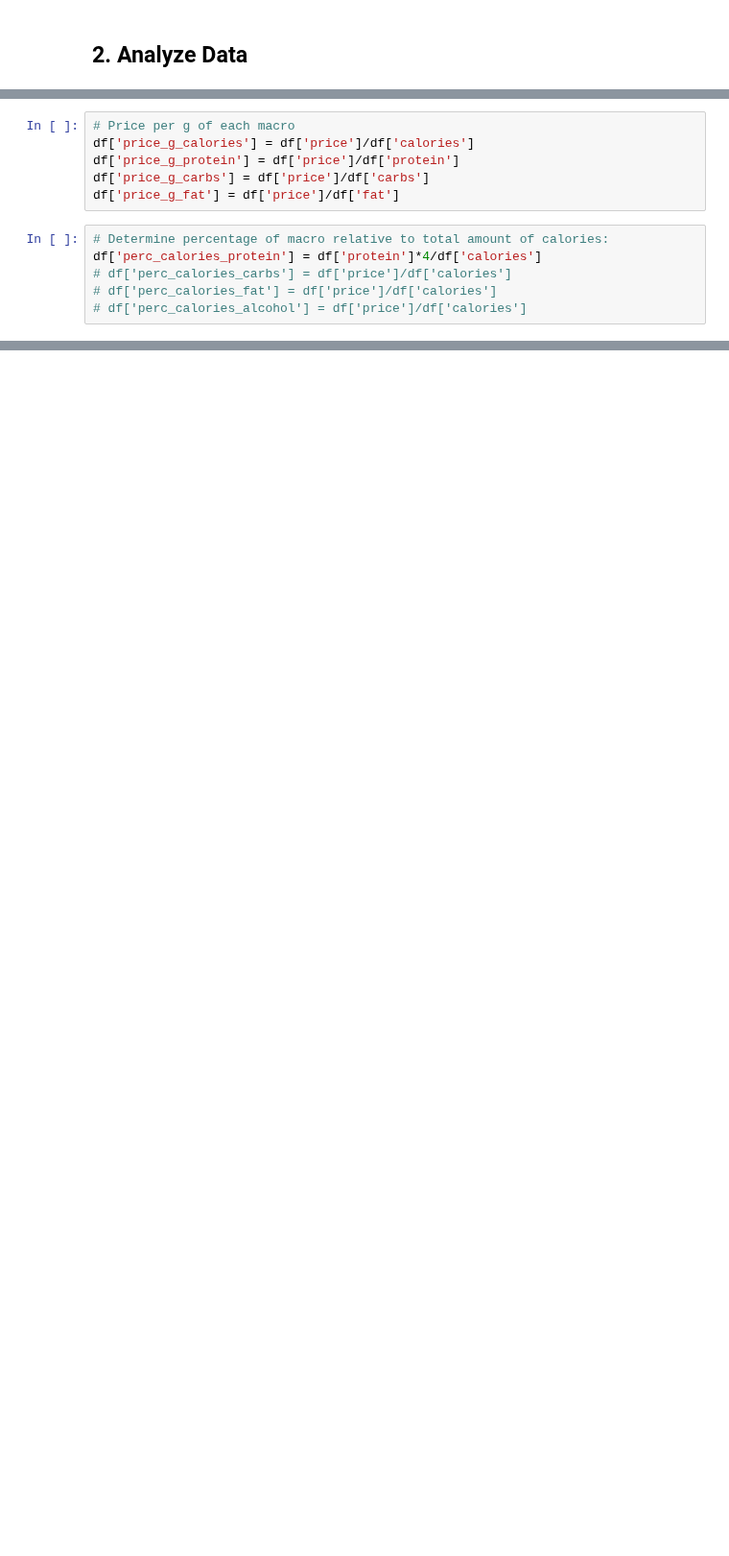
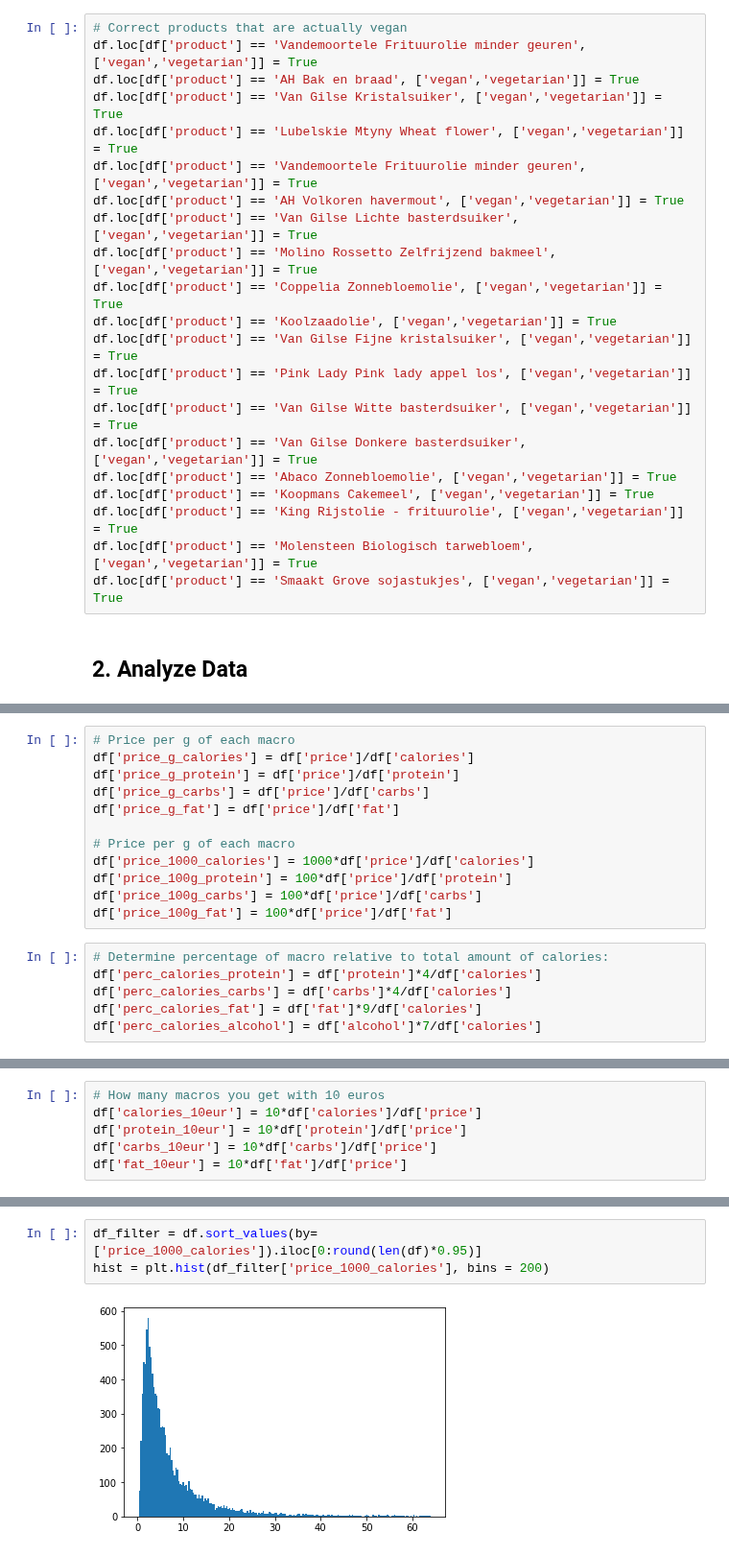
Before and after one commit to LuisCalejo/vegan-nutrition, a Jupyter notebook: src/data_analysis.ipynb, the cells around one changed output, grey strips where cells are left out. Shown at 96% size. Saved outputs shown, nothing was run; the diff lists cells and outputs as text; blank space fills up the shorter version.

```diff
--- a/src/data_analysis.ipynb
+++ b/src/data_analysis.ipynb
@@ -247,2 +253,23 @@ df
+# %%
+# Correct products that are actually vegan
+df.loc[df['product'] == 'Vandemoortele Frituurolie minder geuren', ['vegan','vegetarian']] = True
+df.loc[df['product'] == 'AH Bak en braad', ['vegan','vegetarian']] = True
+df.loc[df['product'] == 'Van Gilse Kristalsuiker', ['vegan','vegetarian']] = True
+df.loc[df['product'] == 'Lubelskie Mtyny Wheat flower', ['vegan','vegetarian']] = True
+df.loc[df['product'] == 'Vandemoortele Frituurolie minder geuren', ['vegan','vegetarian']] = True
+df.loc[df['product'] == 'AH Volkoren havermout', ['vegan','vegetarian']] = True
+df.loc[df['product'] == 'Van Gilse Lichte basterdsuiker', ['vegan','vegetarian']] = True
+df.loc[df['product'] == 'Molino Rossetto Zelfrijzend bakmeel', ['vegan','vegetarian']] = True
+df.loc[df['product'] == 'Coppelia Zonnebloemolie', ['vegan','vegetarian']] = True
+df.loc[df['product'] == 'Koolzaadolie', ['vegan','vegetarian']] = True
+df.loc[df['product'] == 'Van Gilse Fijne kristalsuiker', ['vegan','vegetarian']] = True
+df.loc[df['product'] == 'Pink Lady Pink lady appel los', ['vegan','vegetarian']] = True
+df.loc[df['product'] == 'Van Gilse Witte basterdsuiker', ['vegan','vegetarian']] = True
+df.loc[df['product'] == 'Van Gilse Donkere basterdsuiker', ['vegan','vegetarian']] = True
+df.loc[df['product'] == 'Abaco Zonnebloemolie', ['vegan','vegetarian']] = True
+df.loc[df['product'] == 'Koopmans Cakemeel', ['vegan','vegetarian']] = True
+df.loc[df['product'] == 'King Rijstolie - frituurolie', ['vegan','vegetarian']] = True
+df.loc[df['product'] == 'Molensteen Biologisch tarwebloem', ['vegan','vegetarian']] = True
+df.loc[df['product'] == 'Smaakt Grove sojastukjes', ['vegan','vegetarian']] = True
 # %% [markdown]
 ## 2. Analyze Data
@@ -252,9 +281,15 @@ df['price_g_calories'] = df['price']/df['calories']
 df['price_g_protein'] = df['price']/df['protein']
 df['price_g_carbs'] = df['price']/df['carbs']
 df['price_g_fat'] = df['price']/df['fat']
+
+# Price per g of each macro
+df['price_1000_calories'] = 1000*df['price']/df['calories']
+df['price_100g_protein'] = 100*df['price']/df['protein']
+df['price_100g_carbs'] = 100*df['price']/df['carbs']
+df['price_100g_fat'] = 100*df['price']/df['fat']
 # %%
 # Determine percentage of macro relative to total amount of calories:
 df['perc_calories_protein'] = df['protein']*4/df['calories']
-# df['perc_calories_carbs'] = df['price']/df['calories']
-# df['perc_calories_fat'] = df['price']/df['calories']
-# df['perc_calories_alcohol'] = df['price']/df['calories']
+df['perc_calories_carbs'] = df['carbs']*4/df['calories']
+df['perc_calories_fat'] = df['fat']*9/df['calories']
+df['perc_calories_alcohol'] = df['alcohol']*7/df['calories']
@@ -281,0 +296,6 @@ df.sort_values(by=['price_g_protein']).iloc[1:40]
+# %%
+# How many macros you get with 10 euros
+df['calories_10eur'] = 10*df['calories']/df['price']
+df['protein_10eur'] = 10*df['protein']/df['price']
+df['carbs_10eur'] = 10*df['carbs']/df['price']
+df['fat_10eur'] = 10*df['fat']/df['price']
@@ -281,0 +511,5 @@ df.sort_values(by=['price_g_protein']).iloc[1:40]
+# %%
+df_filter = df.sort_values(by=['price_1000_calories']).iloc[0:round(len(df)*0.95)]
+hist = plt.hist(df_filter['price_1000_calories'], bins = 200)
+# %% [output]
+[figure, added]
```
Also changed, not shown: parts of 23 cells of this notebook.
